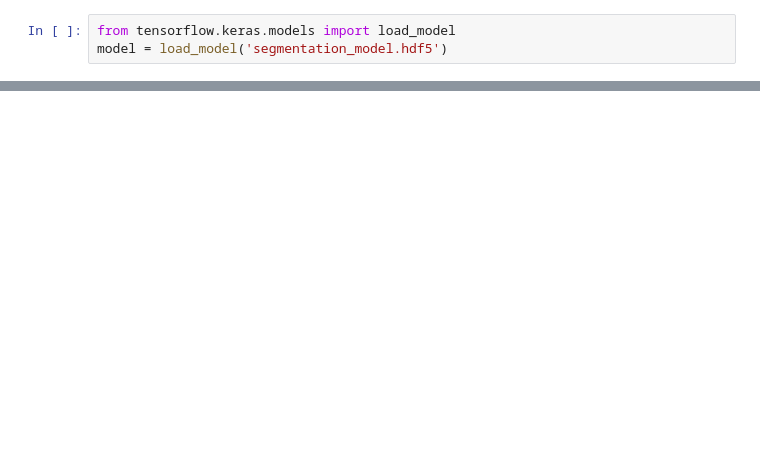
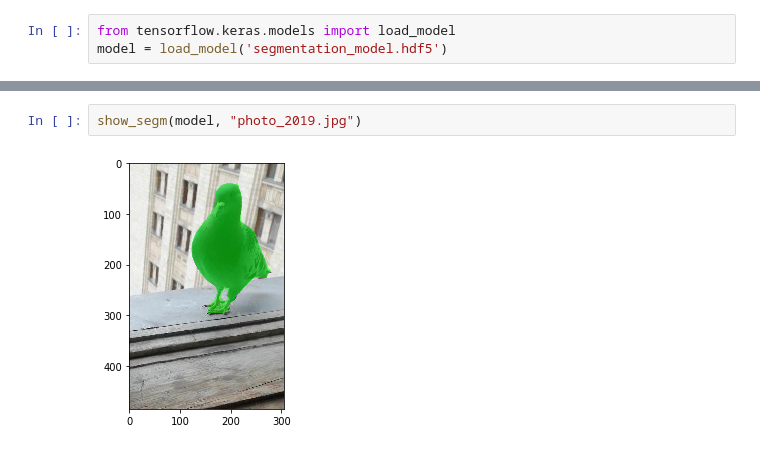
Before and after one commit to lyukov/computer_vision_intro, a Jupyter notebook: 10-BirdsSegmentation/birds-segmentation.ipynb, the cells around one changed output, grey strips where cells are left out. Drawn from its saved outputs; the diff is of its cells as text; blank space fills up the shorter version.

```diff
--- a/10-BirdsSegmentation/birds-segmentation.ipynb
+++ b/10-BirdsSegmentation/birds-segmentation.ipynb
@@ -222,0 +311,4 @@ imshow(predict(untrained, img_path1) > 0.37)
+# %%
+show_segm(model, "photo_2019.jpg")
+# %% [output]
+[figure, added]
```
Also changed, not shown: parts of 21 cells of this notebook, 2 other files.
